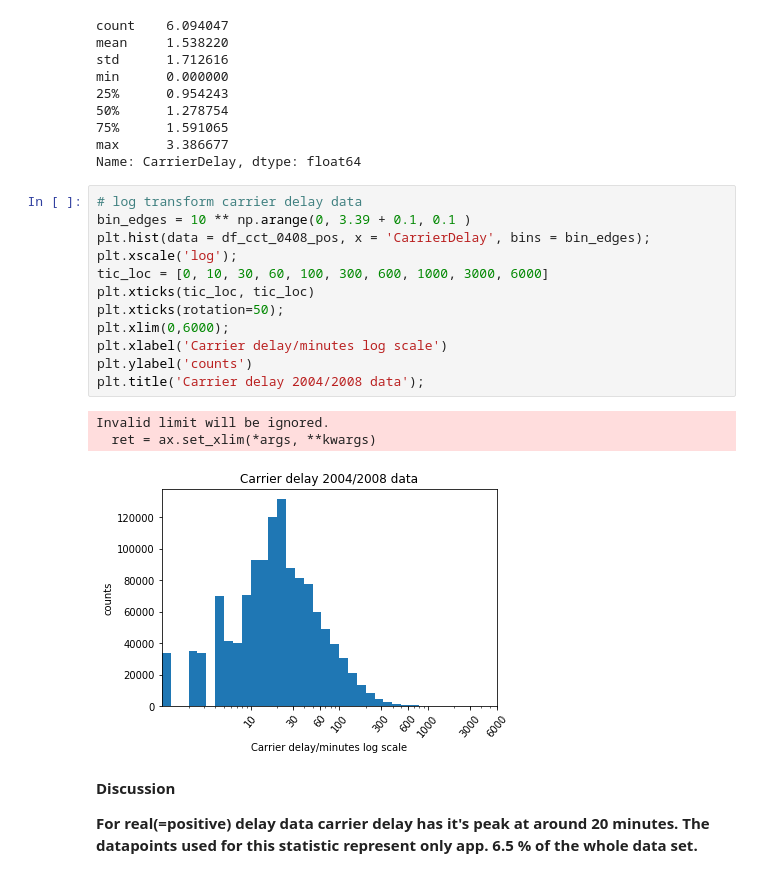
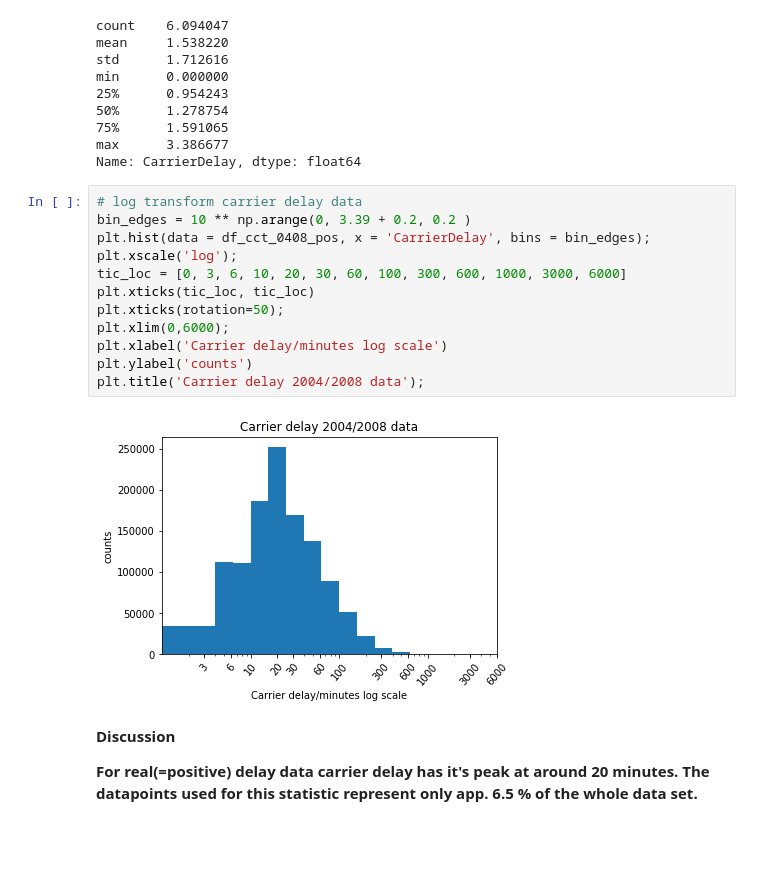
Before and after one commit to ToHa1966/Flights, a Jupyter notebook: Flights.ipynb, the cells around one changed output. Drawn from its saved outputs; the diff is of its cells as text; blank space fills up the shorter version.

```diff
--- a/Flights.ipynb
+++ b/Flights.ipynb
@@ -1413,20 +1429,18 @@ max      3.386677
 Name: CarrierDelay, dtype: float64
 # %%
 # log transform carrier delay data
-bin_edges = 10 ** np.arange(0, 3.39 + 0.1, 0.1 )
+bin_edges = 10 ** np.arange(0, 3.39 + 0.2, 0.2 )
 plt.hist(data = df_cct_0408_pos, x = 'CarrierDelay', bins = bin_edges);
 plt.xscale('log');
-tic_loc = [0, 10, 30, 60, 100, 300, 600, 1000, 3000, 6000]
+tic_loc = [0, 3, 6, 10, 20, 30, 60, 100, 300, 600, 1000, 3000, 6000]
 plt.xticks(tic_loc, tic_loc)
 plt.xticks(rotation=50);
 plt.xlim(0,6000);
 plt.xlabel('Carrier delay/minutes log scale')
 plt.ylabel('counts')
 plt.title('Carrier delay 2004/2008 data');
 # %% [output]
-Invalid limit will be ignored.
-  ret = ax.set_xlim(*args, **kwargs)
-[figure, old version]
+[figure, new version]
 # %% [markdown]
 **Discussion**
 
```
Also changed, not shown: parts of 61 cells of this notebook.
